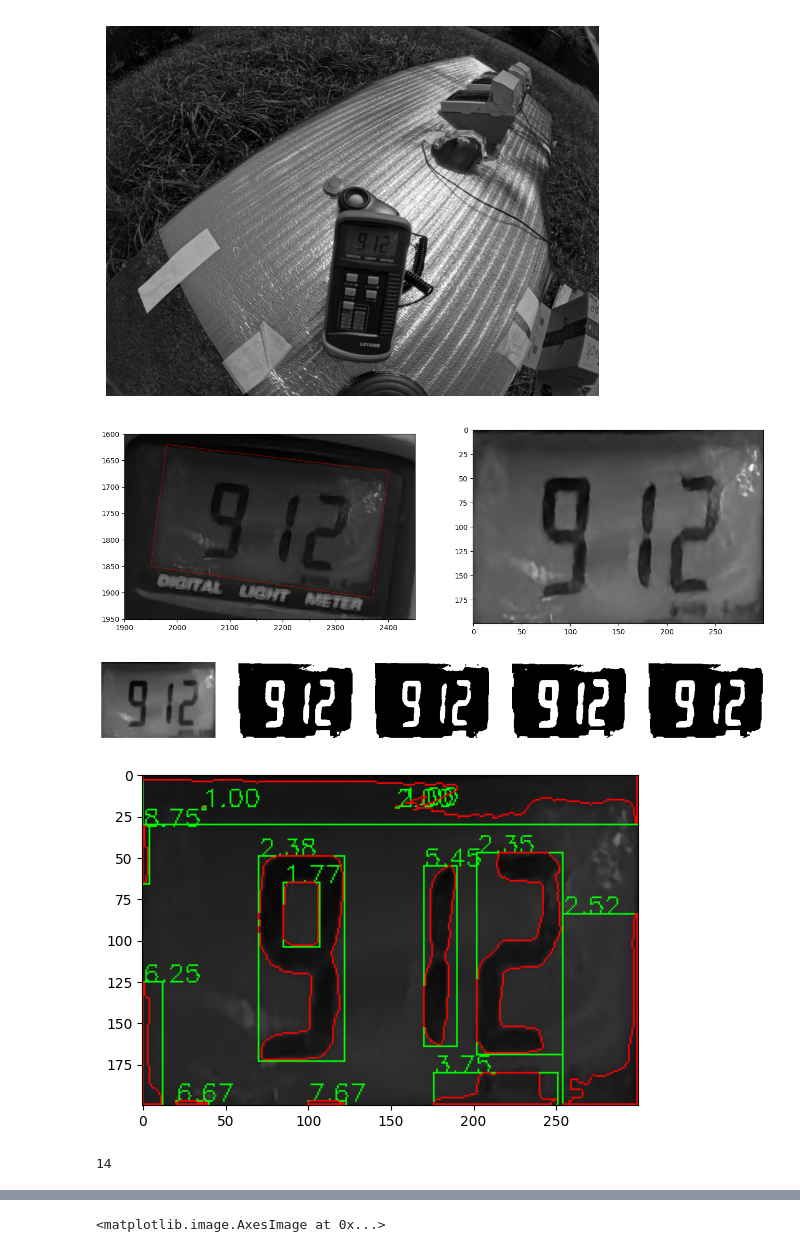
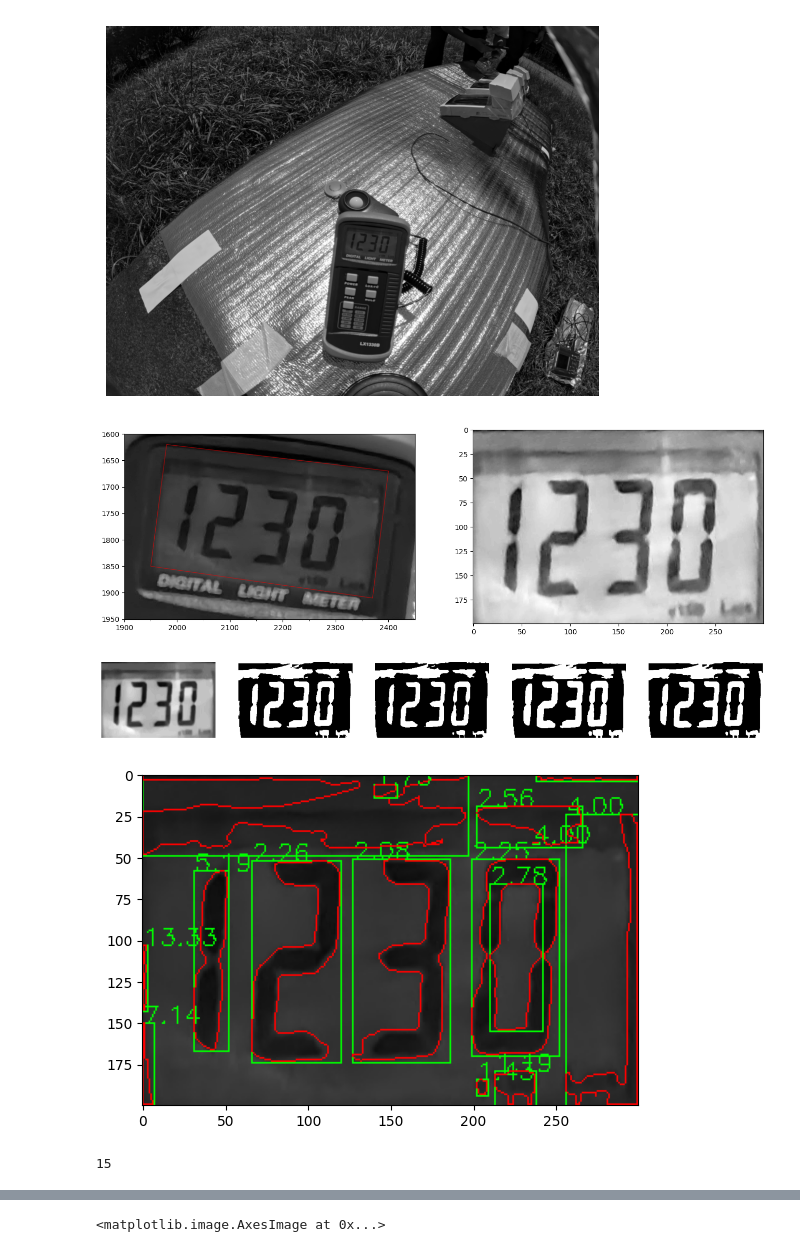
Before and after one commit to RyuichiShinseiB/ExtractDigit, a Jupyter notebook: notebook/extracting_from_image.ipynb, the cells around one changed output, grey strips where cells are left out. Cells and saved outputs as stored; diff of their text form; code cells hidden in the pictures.

```diff
--- a/notebook/extracting_from_image.ipynb
+++ b/notebook/extracting_from_image.ipynb
@@ -25,5 +108,5 @@ def cv2_imshow(img: np.ndarray) -> None:
 # %%
-src_img = cv2.imread("../data/src_images/IMG_20240708_132157_339.jpg")
+src_img = cv2.imread("../data/src_images/IMG_20240708_132157_024.jpg")
 img = cv2.cvtColor(src_img, cv2.COLOR_BGR2RGB)
 cv2_imshow(img)
 # %% [output]
@@ -32,4 +115,4 @@ cv2_imshow(img)
 img_gray = cv2.cvtColor(src_img, cv2.COLOR_BGR2GRAY)
 cv2_imshow(img_gray)
 # %% [output]
-[figure, old version]
+[figure, new version]
@@ -101,7 +128,7 @@ croped_image = crop_transform_show_digits(
     close_up_area=close_up_area,
 )
 # %% [output]
-[figure, old version]
+[figure, new version]
 # %%
 blured = cv2.GaussianBlur(croped_image, ksize=(15, 15), sigmaX=2)
 blured = cv2.edgePreservingFilter(blured, sigma_s=110, sigma_r=0.01)
@@ -130,4 +157,4 @@ ax = fig.add_subplot(1, 5, 5)
 ax.imshow(close, "gray")
 ax.set_axis_off()
 # %% [output]
-[figure, old version]
+[figure, new version]
@@ -161,43 +162,37 @@ def is_longer_than_width(contour) -> bool:
 def extract_contours(
     src_img: np.ndarray,
     base_img: np.ndarray | None,
     filter_: Callable[[cv2t.MatLike], bool] | None = None,
 ) -> Sequence[cv2.typing.MatLike]:
-    contours = cv2.findContours(src_img, cv2.RETR_TREE, cv2.CHAIN_APPROX_SIMPLE)[0]
+    contours = cv2.findContours(src_img, cv2.RETR_CCOMP, cv2.CHAIN_APPROX_SIMPLE)[0]
     if filter_ is not None:
         contours = list(filter(filter_, contours))
     if base_img is not None:
         drawing = cv2.cvtColor(base_img, cv2.COLOR_GRAY2RGB)
-        min_aspect = 2.3
-        max_aspect = 5.5
         for i, contour in enumerate(contours):
             x, y, width, height = cv2.boundingRect(contour)
             aspect = calc_aspect(width, height)
-            # if aspect > max_aspect or aspect < min_aspect:
-            #     continue
             cv2.rectangle(drawing, (x, y), (x + width, y + height), (0, 255, 0))
             cv2.putText(
                 drawing,
                 f"{aspect:.2f}",
                 (x, y),
                 fontFace=cv2.FONT_HERSHEY_SIMPLEX,
                 fontScale=0.5,
                 color=(0, 255, 0),
             )
             # if abs(cv2.contourArea(contour, True)) > 1000:
             drawing = cv2.drawContours(drawing, contours, i, 255)
         plt.imshow(drawing)
         plt.show()
     return contours
 
 
 contours = extract_contours(close, croped_image)
+print(len(contours))
 # %% [output]
-[figure, old version]
+[figure, new version]
+15
-# %%
-print(len(contours))
-# %% [output]
-14
 # %%
 filtered_contours = list(
     filter(
```
Also changed, not shown: parts of 13 cells of this notebook.
